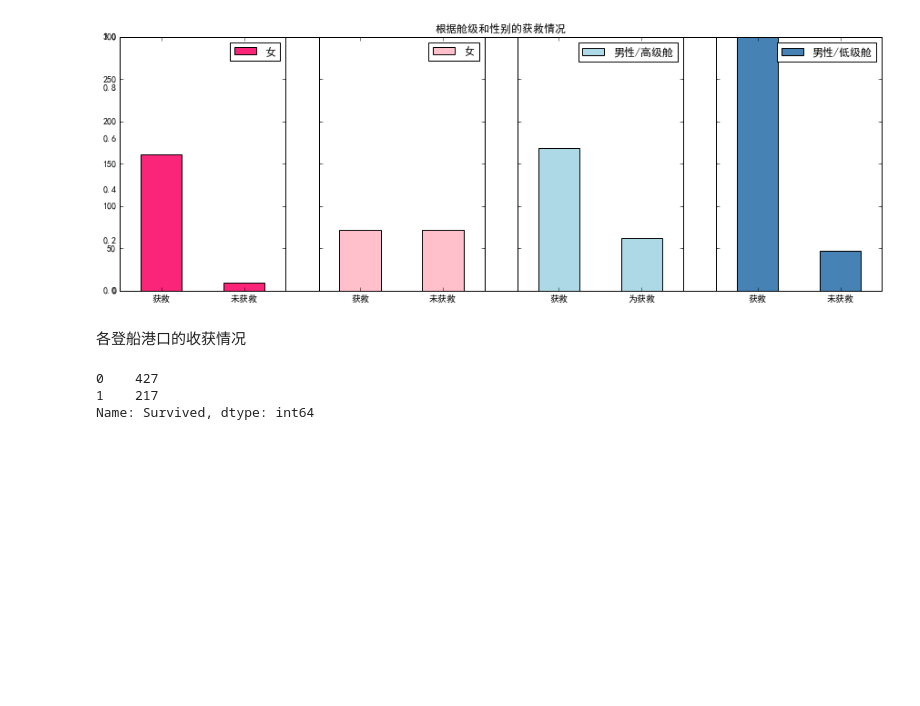
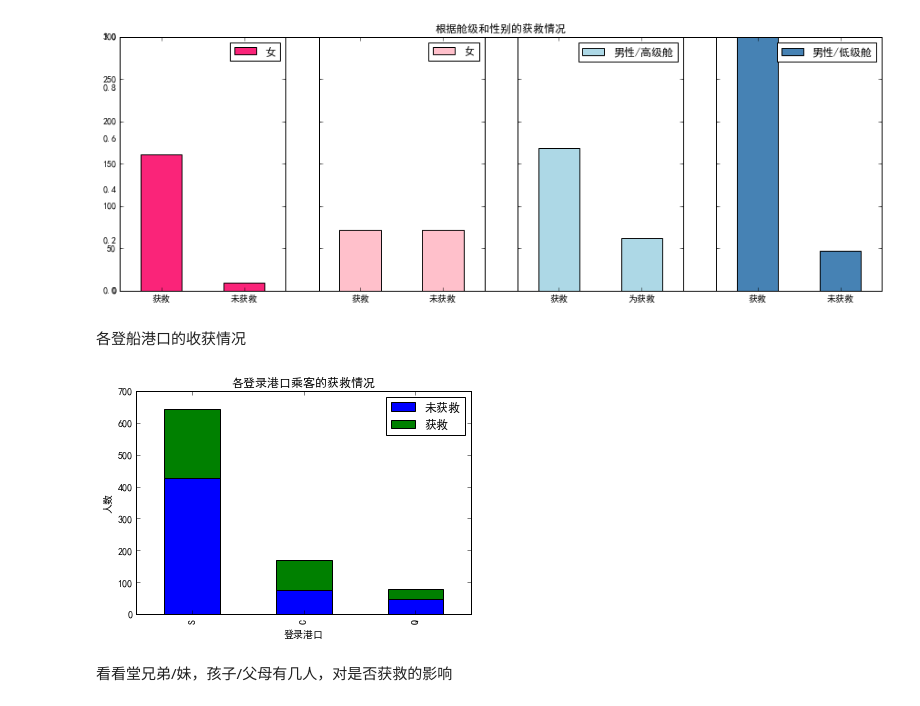
Before and after one commit to futheads/Python-study, a Jupyter notebook: MLexamples/Titanic/Titanic.ipynb, the cells around one changed output. Cells and saved outputs as stored; diff of their text form; code cells hidden in the pictures; blank space fills up the shorter version.

```diff
--- a/MLexamples/Titanic/Titanic.ipynb
+++ b/MLexamples/Titanic/Titanic.ipynb
@@ -211,11 +211,16 @@ plt.show()
 [figure]
 # %% [markdown]
 各登船港口的收获情况
-# %%
-Survived_s = data_train.Survived[data_train.Embarked == "S"].value_counts()
-Survived_o = data_train.Survived[data_train.Embarked == "O"].value_counts()
-Survived_
-# %% [output]
-0    427
-1    217
-Name: Survived, dtype: int64
+# %%
+Survived_0 = data_train.Embarked[data_train.Survived == 0].value_counts()
+Survived_1 = data_train.Embarked[data_train.Survived == 1].value_counts()
+df = pd.DataFrame({"获救": Survived_1, "未获救": Survived_0})
+df.plot(kind="bar", stacked=True)
+plt.title("各登录港口乘客的获救情况")
+plt.xlabel("登录港口")
+plt.ylabel("人数")
+plt.show()
+# %% [output]
+[figure, added]
+# %% [markdown]
+看看堂兄弟/妹，孩子/父母有几人，对是否获救的影响
```
Also changed, not shown: parts of 11 cells of this notebook.
